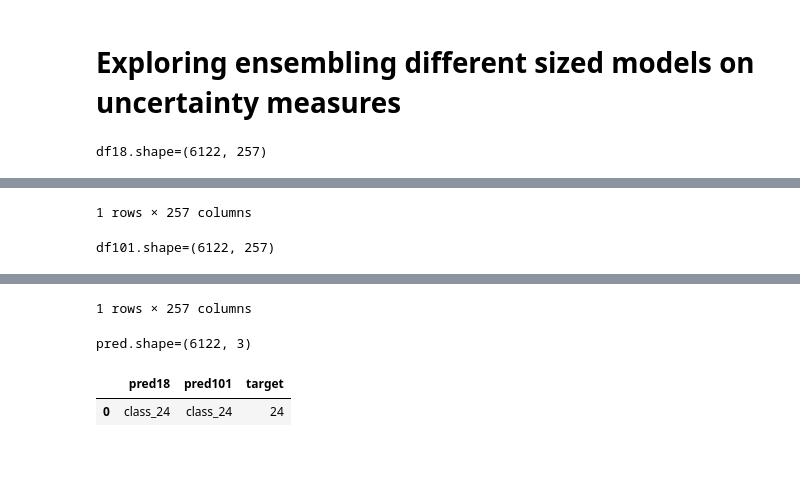
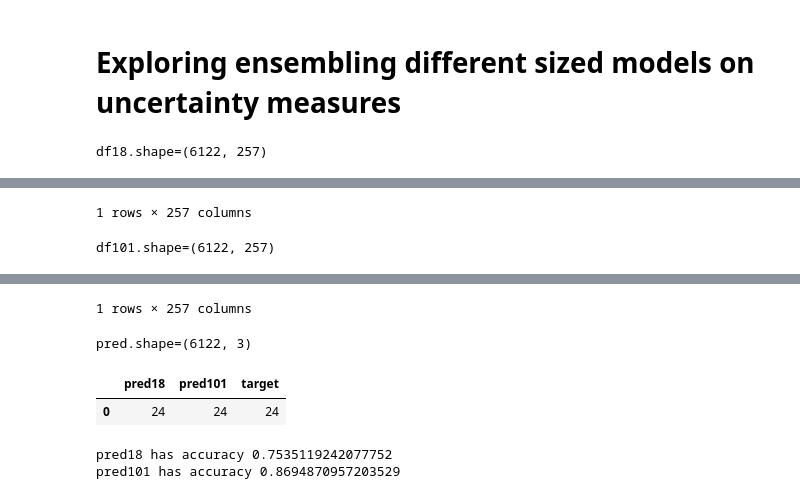
Before and after one commit to TimothyZG/wliura2024, a Jupyter notebook: exp2/post-exp2-analysis/ensemble.ipynb, the cells around one changed output, grey strips where cells are left out. Drawn from its saved outputs; the diff is of its cells as text; code cells hidden in the pictures; blank space fills up the shorter version.

```diff
--- a/exp2/post-exp2-analysis/ensemble.ipynb
+++ b/exp2/post-exp2-analysis/ensemble.ipynb
@@ -8,29 +10,38 @@ from scipy.stats import entropy
 # %%
 # Load data:
 df18 = pd.read_csv("../exp2-inf/predictions_res18_2.csv")
 df101 = pd.read_csv("../exp2-inf/predictions_res101_2.csv")
 label = pd.read_csv("../exp2-inf/labels.csv")
 num_class = 257
 pred = pd.DataFrame({
-    "pred18": df18.idxmax(axis=1),
-    "pred101": df101.idxmax(axis=1),
+    "pred18": np.argmax(df18,axis=1),
+    "pred101": np.argmax(df101,axis=1),
     "target": label['target']
 })
 print(f"{df18.shape=}")
 display(df18.head(1))
 print(f"{df101.shape=}")
 display(df101.head(1))
 print(f"{pred.shape=}")
 display(pred.head(1))
 # %% [output]
 df18.shape=(6122, 257)
 |  | class_0 | class_1 | class_2 | class_3 | class_4 | class_5 | class_6 | class_7 | class_8 | class_9 | ... | ... |
 | 0 | 0.002548 | 0.003643 | 0.002167 | 0.006165 | 0.00484 | 0.00836 | 0.002376 | 0.010965 | 0.002399 | 0.008175 | ... | ... |
 1 rows × 257 columns
 df101.shape=(6122, 257)
 |  | class_0 | class_1 | class_2 | class_3 | class_4 | class_5 | class_6 | class_7 | class_8 | class_9 | ... | ... |
 | 0 | 0.000012 | 0.000211 | 0.00002 | 0.000049 | 0.00007 | 0.000075 | 0.000084 | 0.000053 | 0.00004 | 0.000068 | ... | ... |
 1 rows × 257 columns
 pred.shape=(6122, 3)
 |  | pred18 | pred101 | target |
-| 0 | class_24 | class_24 | 24 |
+| 0 | 24 | 24 | 24 |
+# %%
+def eval_pred(pred):
+    for col in pred.columns.drop("target"):
+        acc = (pred[col]==pred["target"]).mean()
+        print(f"{col} has accuracy {acc}")
+eval_pred(pred)
+# %% [output]
+pred18 has accuracy 0.7535119242077752
+pred101 has accuracy 0.8694870957203529
```
Also changed, not shown: parts of 12 cells of this notebook, 1 other file.
